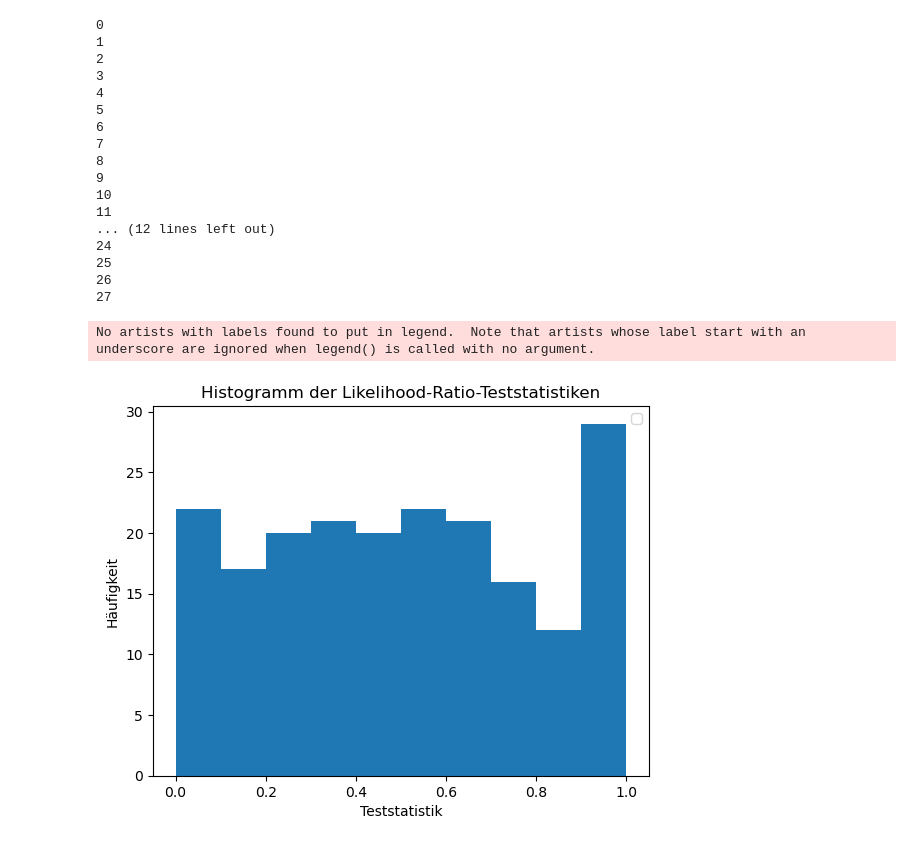
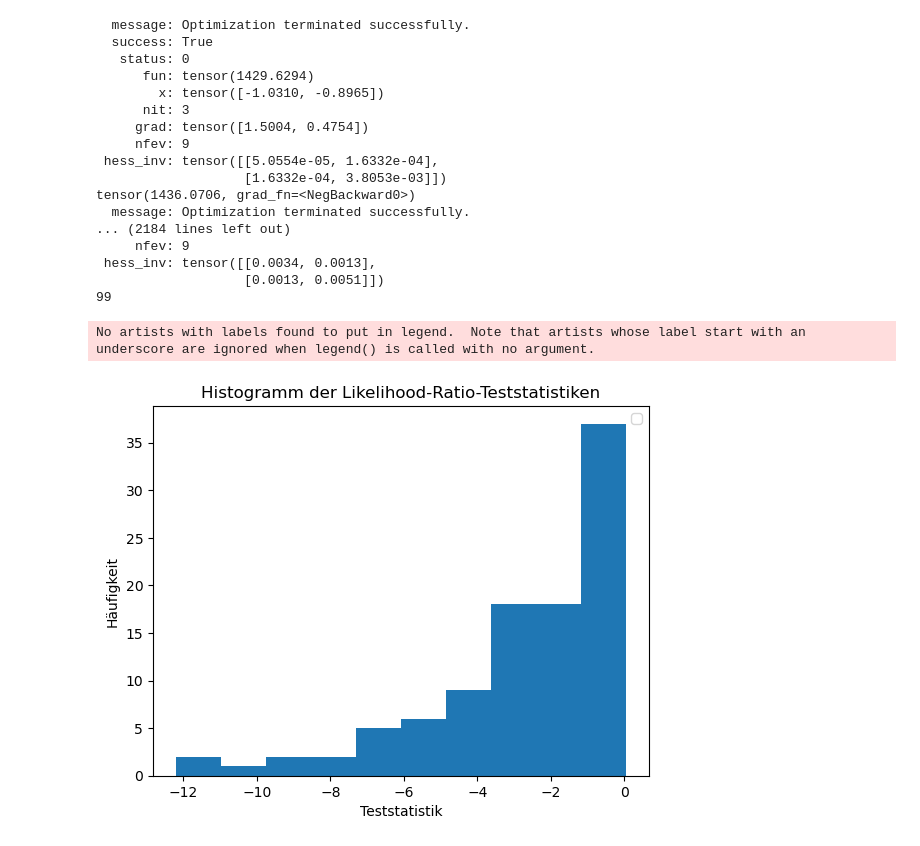
Before and after one commit to el-pato01/BA2024, a Jupyter notebook: Code/mixed_model_LRThist.ipynb, the cells around one changed output. Cells and saved outputs as stored; diff of their text form; code cells hidden in the pictures.

```diff
--- a/Code/mixed_model_LRThist.ipynb
+++ b/Code/mixed_model_LRThist.ipynb
@@ -99,7 +99,7 @@ def calculate_Xlist(df, fixed_effects_keys):
 def likelihood_ratio(Lmin, Lmax, diff):
     return  2 * (Lmax - Lmin)
 # %%
-num_simulations = 500
+num_simulations = 100
 data = []
 for _ in range(num_simulations):
     data.append(pd.DataFrame(simulate_data(200), columns=['patient_id', 'years_after_treatment', 'family_affected', 'sex', 'age', 'test_score']))
@@ -150,7 +150,7 @@ for i in range(num_simulations):
         return - likelihood
 
     result_full = minimize(calculate_likelihood_full, D_param, method='bfgs', max_iter=6)
-    L1 = result_full.fun
+    Lmax = result_full.fun
 
     N_r = len(data[i])
     Z_list_r = calculate_Zlist(data[i], random_effects_keys_r) # Random effects design matrix (Datenmatrix) for each patient
@@ -179,24 +179,25 @@ for i in range(num_simulations):
         likelihood += torch.log(torch.stack([det_Delta_r/torch.det(Z_i_tilde_r.t() @ Z_i_tilde_r).sqrt() for Z_i_tilde_r in Z_tilde_list_r])).sum()
         return - likelihood
     result_reduced = minimize(calculate_likelihood_reduced, D_param_r, method='bfgs', max_iter=6)
-    L2 = result_reduced.fun
-    lrt_results.append(likelihood_ratio(L1,L2,1))
+    Lmin = result_reduced.fun
+
+    lrt_results.append(likelihood_ratio(Lmin,Lmax,1))
     print(i)
 # %% [output]
-0
-1
-2
-3
-4
-5
-6
-7
-8
-9
-10
-11
-... (12 lines left out)
-24
-25
-26
-27
+  message: Optimization terminated successfully.
+  success: True
+   status: 0
+      fun: tensor(1429.6294)
+        x: tensor([-1.0310, -0.8965])
+      nit: 3
+     grad: tensor([1.5004, 0.4754])
+     nfev: 9
+ hess_inv: tensor([[5.0554e-05, 1.6332e-04],
+                   [1.6332e-04, 3.8053e-03]])
+tensor(1436.0706, grad_fn=<NegBackward0>)
+  message: Optimization terminated successfully.
+... (2184 lines left out)
+     nfev: 9
+ hess_inv: tensor([[0.0034, 0.0013],
+                   [0.0013, 0.0051]])
+99
@@ -203,19 +206,19 @@ for i in range(num_simulations):
 # %%
 # Histogramm der Teststatistiken erstellen
 plt.hist(lrt_results)
 
 # Chi-Quadrat-Verteilung mit einem Freiheitsgrad plotten (für Vergleich)
-x = np.linspace(0, 10, 1000)
+#x = np.linspace(0, 10, 1000)
 #plt.plot(x, chi2.pdf(x, df=1), 'r-', lw=1, label='Chi-Squared (df=1)')
 
 # Beschriftungen hinzufügen
 plt.title('Histogramm der Likelihood-Ratio-Teststatistiken')
 plt.xlabel('Teststatistik')
 plt.ylabel('Häufigkeit')
 plt.legend()
 
 # Histogramm anzeigen
 plt.show()
 # %% [output]
 No artists with labels found to put in legend.  Note that artists whose label start with an underscore are ignored when legend() is called with no argument.
-[figure, old version]
+[figure, new version]
```
Also changed, not shown: parts of 1 cell of this notebook.
